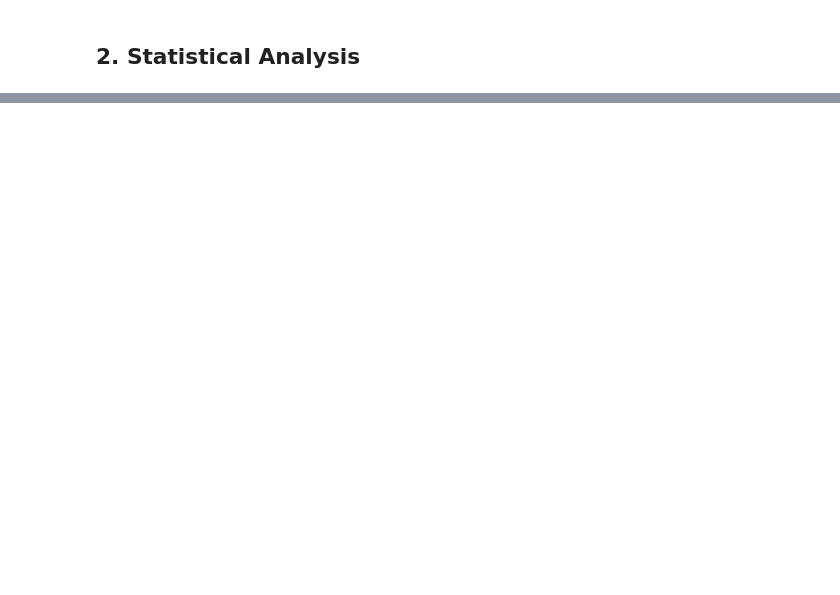
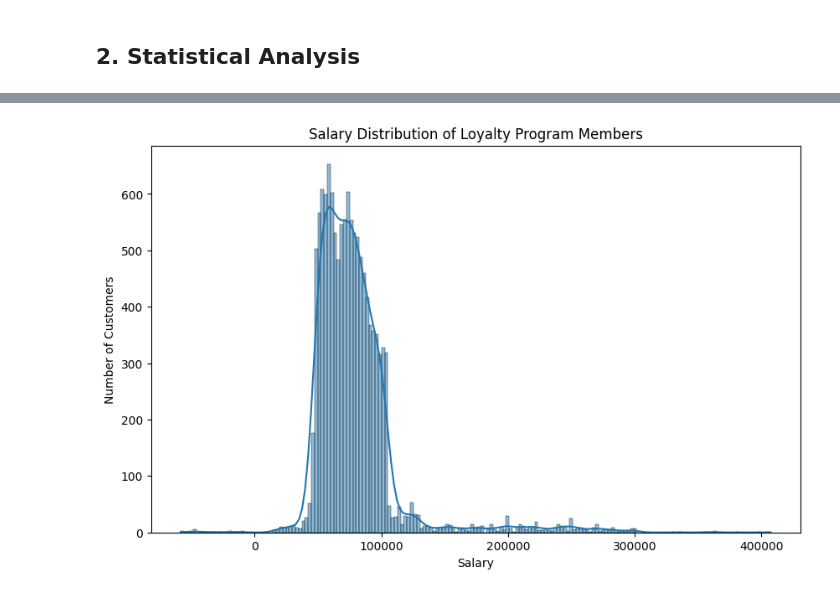
Before and after one commit to melvin-ngure/Airline_Customer_Loyalty_Program_and_Engagement_Analysis, a Jupyter notebook: Airline_Customer_Loyalty_Program_and_Engagement_Analysis.ipynb, the cells around one changed output, grey strips where cells are left out. Saved outputs shown, nothing was run; the diff lists cells and outputs as text; code cells hidden in the pictures; blank space fills up the shorter version.

```diff
--- a/Airline_Customer_Loyalty_Program_and_Engagement_Analysis.ipynb
+++ b/Airline_Customer_Loyalty_Program_and_Engagement_Analysis.ipynb
@@ -173,0 +201,10 @@ lyt_hist.describe(include='all')
+# %%
+# Create the histogram
+plt.figure(figsize=(10, 6))
+sns.histplot(lyt_hist['Salary'], kde=True)  # Use 'Annual Income' column
+plt.title('Salary Distribution of Loyalty Program Members')
+plt.xlabel('Salary')
+plt.ylabel('Number of Customers')
+plt.show()
+# %% [output]
+[figure, added]
```
Also changed, not shown: parts of 11 cells of this notebook.
